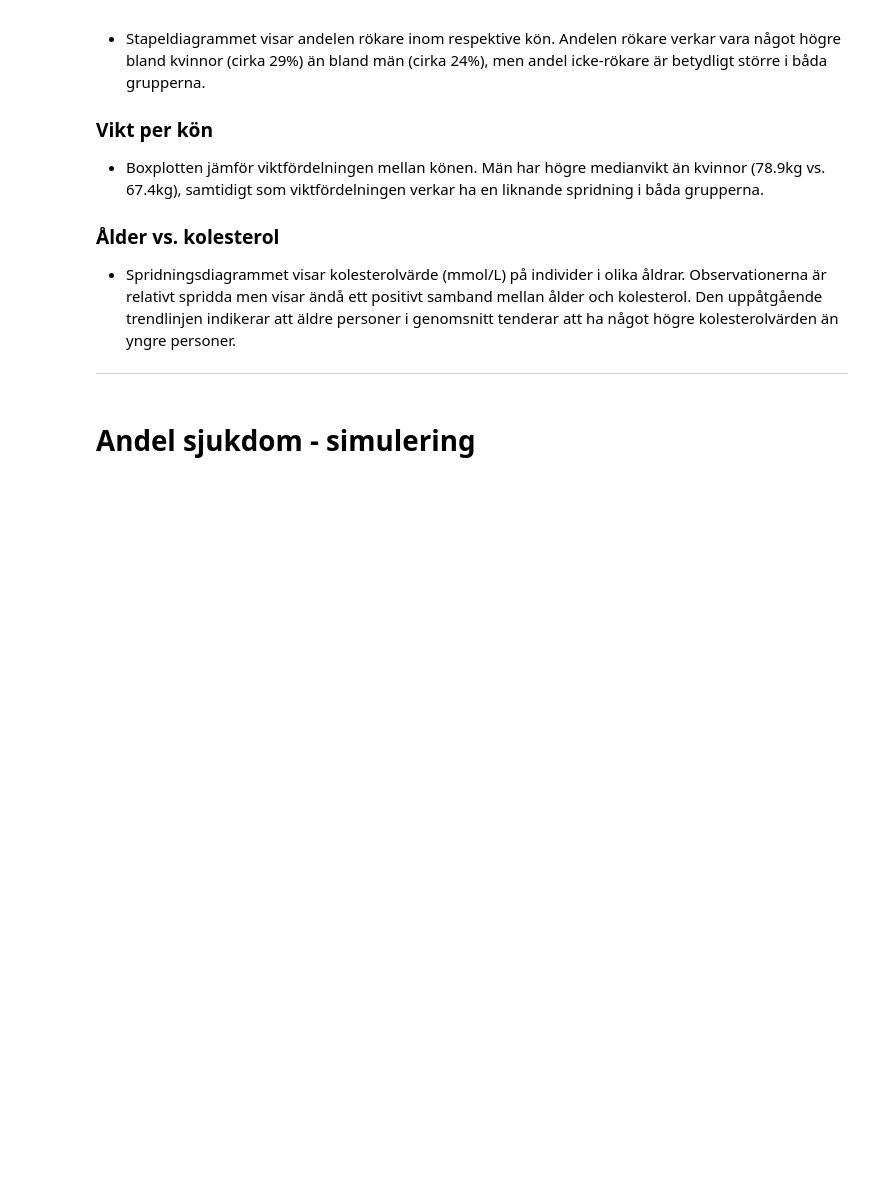
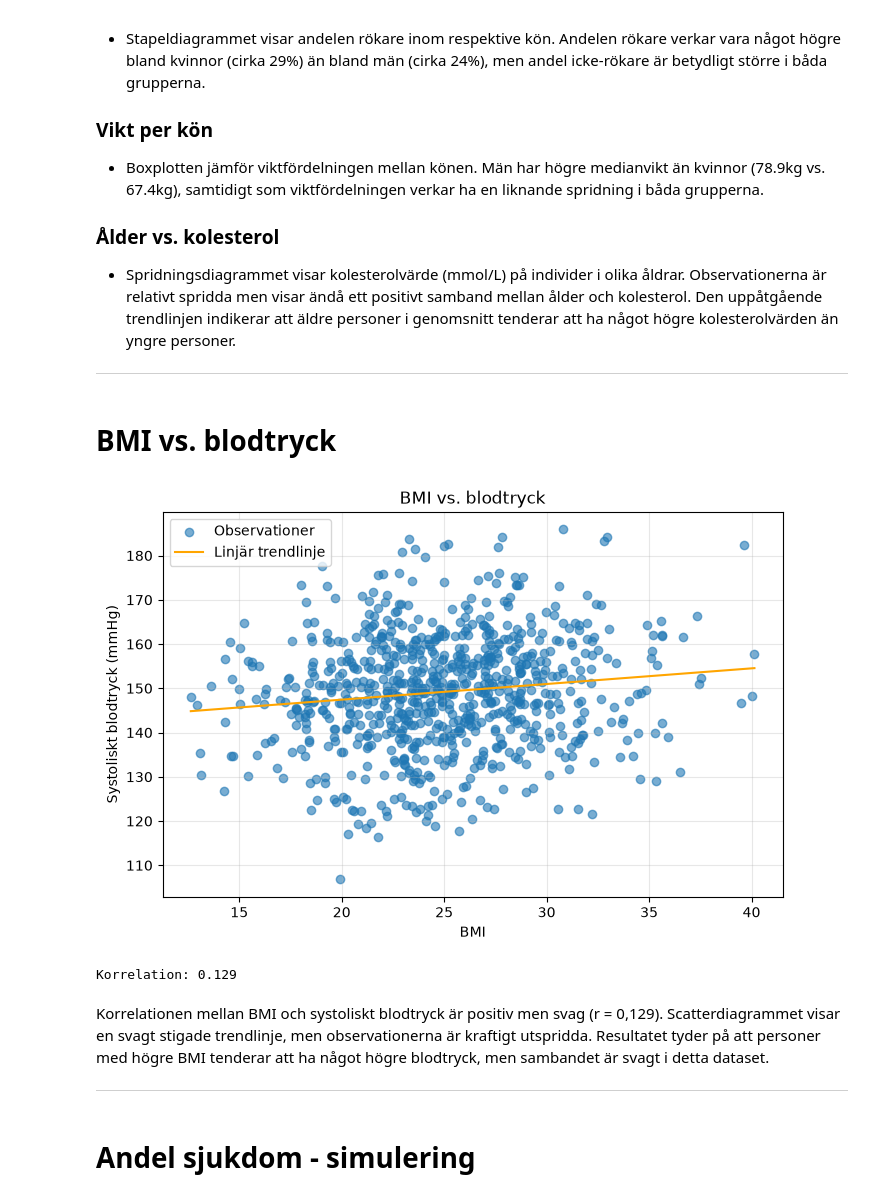
Before and after one commit to Janiika/health-study-analysis, a Jupyter notebook: notebooks/report_del2.ipynb, the cells around one changed output. Drawn from its saved outputs; the diff is of its cells as text; code cells hidden in the pictures; blank space fills up the shorter version.

Commit message:
Skapat klass HealthAnalyzer

```diff
--- a/notebooks/report_del2.ipynb
+++ b/notebooks/report_del2.ipynb
@@ -77,6 +78,24 @@ plt.show()
 - Spridningsdiagrammet visar kolesterolvärde (mmol/L) på individer i olika åldrar. Observationerna är relativt spridda men visar ändå ett positivt samband mellan ålder och kolesterol. Den uppåtgående trendlinjen indikerar att äldre personer i genomsnitt tenderar att ha något högre kolesterolvärden än yngre personer.
 
 ***
+# %% [markdown]
+# BMI vs. blodtryck
+# %%
+analyzer = HealthAnalyzer(df)
+
+fig, ax = plt.subplots(figsize=(8, 5))
+analyzer.plot_bmi_vs_bp(ax)
+plt.show()
+
+corr = analyzer.bmi_bp_correlation()
+print(f"Korrelation: {corr:.3f}")
+# %% [output]
+[figure, added]
+Korrelation: 0.129
+# %% [markdown]
+Korrelationen mellan BMI och systoliskt blodtryck är positiv men svag (r = 0,129). Scatterdiagrammet visar en svagt stigade trendlinje, men observationerna är kraftigt utspridda. Resultatet tyder på att personer med högre BMI tenderar att ha något högre blodtryck, men sambandet är svagt i detta dataset.
+
+***
 # %% [markdown]
 # Andel sjukdom - simulering
 # %%
```
Also changed, not shown: parts of 1 cell of this notebook, 1 other file.
